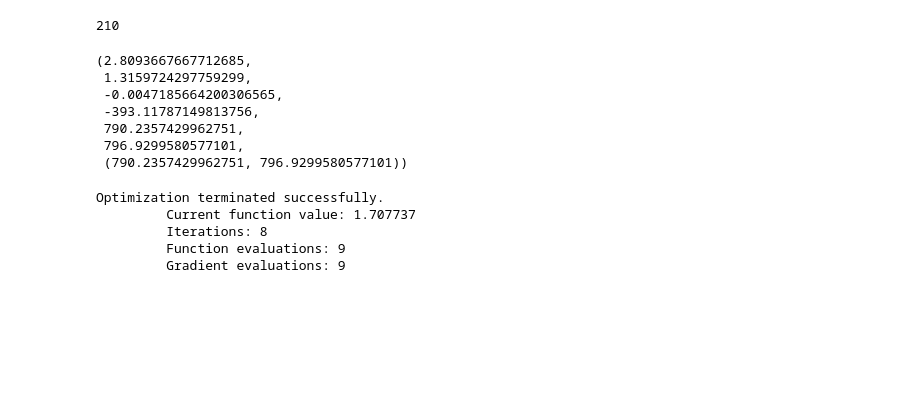
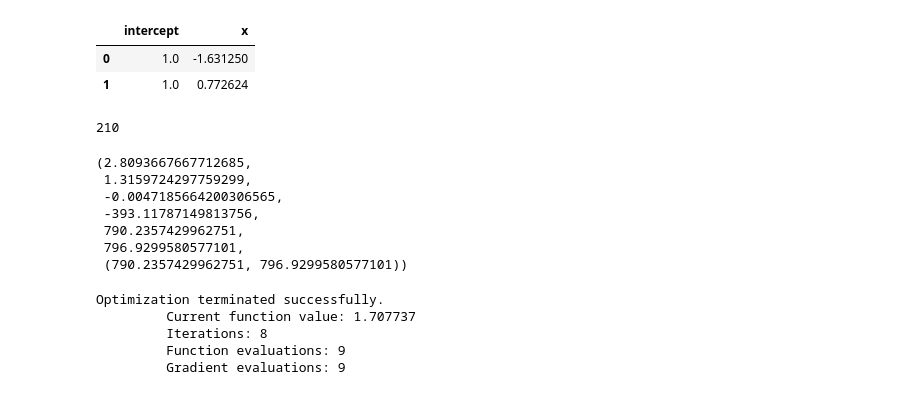
Before and after one commit to JPasindu/ResearchProjectMain, a Jupyter notebook: Final Simulation/simulation_01.ipynb, the cells around one changed output. Drawn from its saved outputs; the diff is of its cells as text; code cells hidden in the pictures; blank space fills up the shorter version.

```diff
--- a/Final Simulation/simulation_01.ipynb
+++ b/Final Simulation/simulation_01.ipynb
@@ -41,3 +50,9 @@ X_test.head()
+# %%
+X.loc[0:1,['intercept','x']]
+# %% [output]
+|  | intercept | x |
+| 0 | 1.0 | -1.631250 |
+| 1 | 1.0 | 0.772624 |
 # %%
 poi_k=2
 nb_k=2 # if r unknown 2+1=3
```
Also changed, not shown: parts of 8 cells of this notebook, 14 other files.
